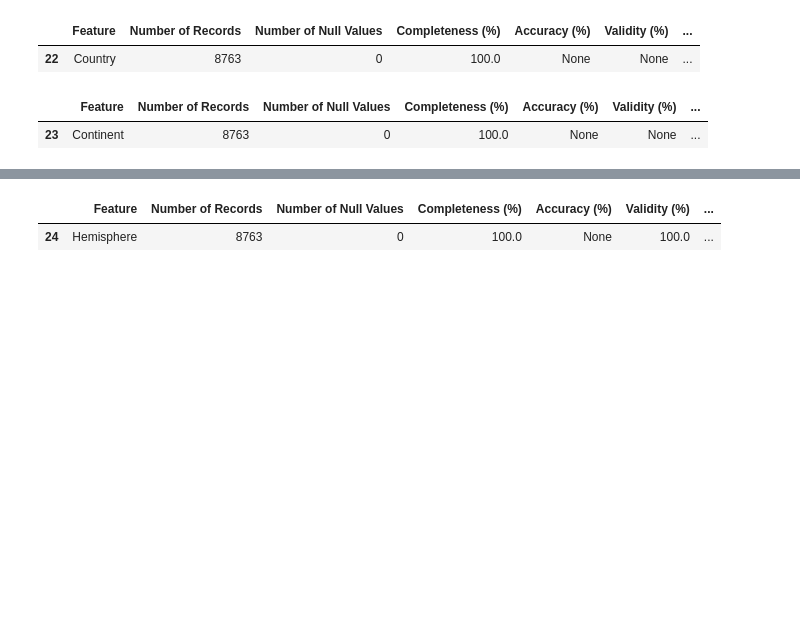
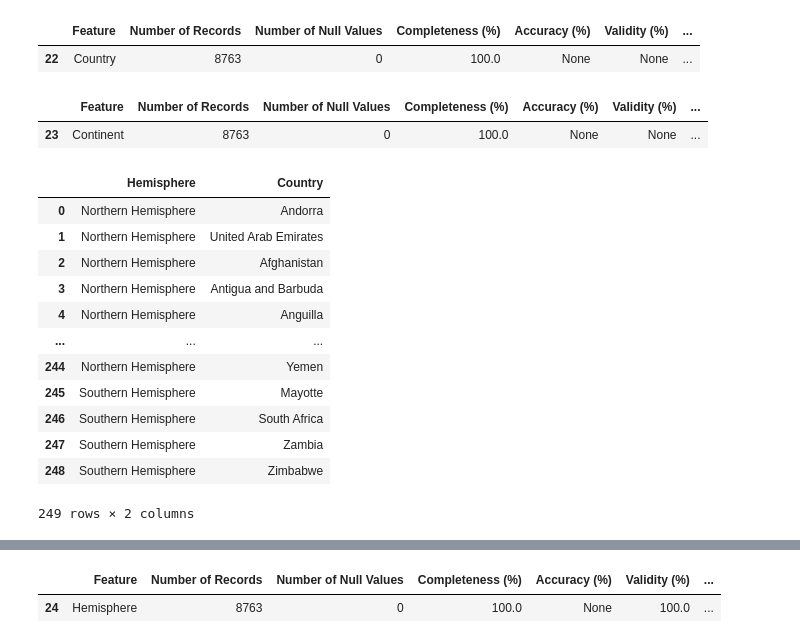
Before and after one commit to Pouria-Nazemi/DataMining, a Jupyter notebook: phase2.ipynb, the cells around one changed output, grey strips where cells are left out. Saved outputs shown, nothing was run; the diff lists cells and outputs as text; code cells hidden in the pictures; blank space fills up the shorter version.

```diff
--- a/phase2.ipynb
+++ b/phase2.ipynb
@@ -278,3 +280,23 @@ quality_df.loc[quality_df['Feature'] == feature_name]
 # %% [output]
 |  | Feature | Number of Records | Number of Null Values | Completeness (%) | Accuracy (%) | Validity (%) | ... |
 | 23 | Continent | 8763 | 0 | 100.0 | None | None | ... |
+# %%
+countries_hemisphere = pd.read_csv('GEODATASOURCE-NORTHERN-SOUTHERN-HEMISPHERE-COUNTRIES.csv')
+country_codes = pd.read_csv('all.csv')
+hemisphere_country = pd.merge(countries_hemisphere, country_codes, on='country_code', how='inner')
+hemisphere_country = hemisphere_country[['Hemisphere', 'Country']]
+hemisphere_country
+# %% [output]
+|  | Hemisphere | Country |
+| 0 | Northern Hemisphere | Andorra |
+| 1 | Northern Hemisphere | United Arab Emirates |
+| 2 | Northern Hemisphere | Afghanistan |
+| 3 | Northern Hemisphere | Antigua and Barbuda |
+| 4 | Northern Hemisphere | Anguilla |
+| ... | ... | ... |
+| 244 | Northern Hemisphere | Yemen |
+| 245 | Southern Hemisphere | Mayotte |
+| 246 | Southern Hemisphere | South Africa |
+| 247 | Southern Hemisphere | Zambia |
+| 248 | Southern Hemisphere | Zimbabwe |
+249 rows × 2 columns
```
Also changed, not shown: parts of 12 cells of this notebook.
